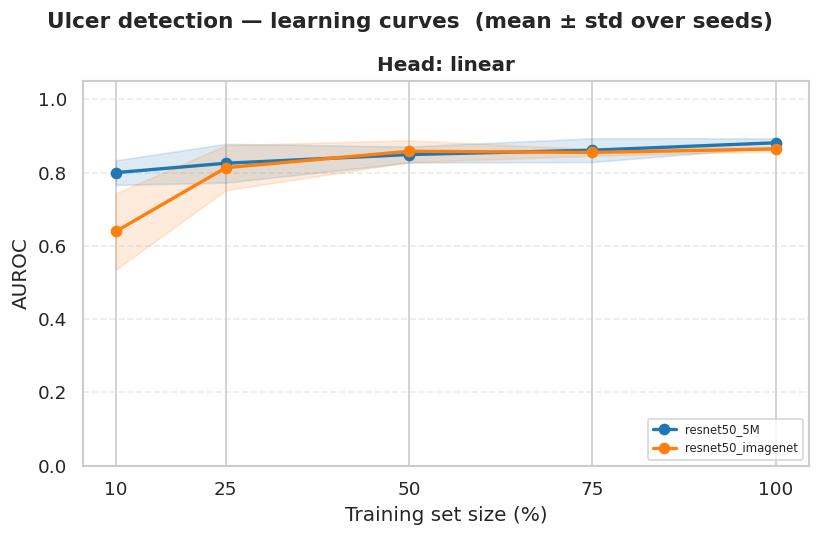
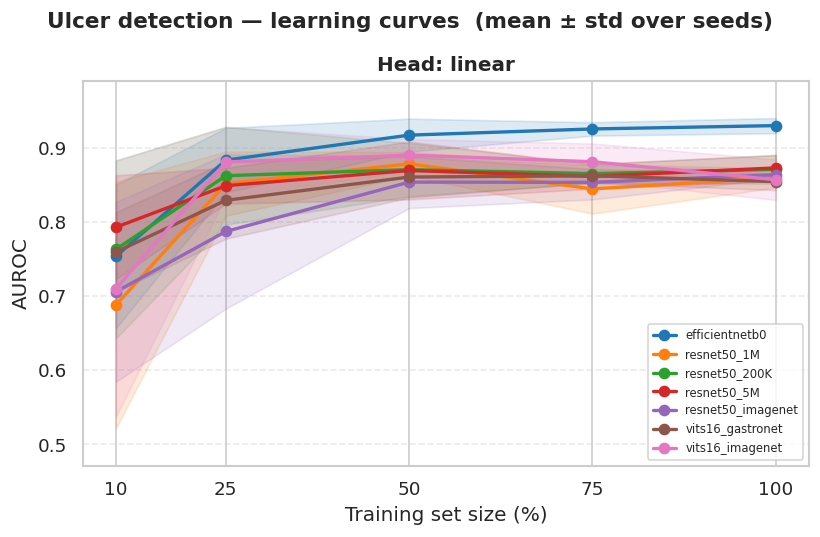
Code edit (unified diff) that turned the first committed figure into the second:
--- before
+++ after
@@ -38,4 +38,6 @@
 
     heads_per_row = ncols
+    y_up = []
+    y_down = []
     for m_idx, metric in enumerate(metrics):
         mean_col = f"{metric}_mean"
@@ -56,4 +58,6 @@
                 y     = grp[mean_col]
                 y_std = grp[std_col] if std_col in grp.columns else 0
+                y_up.append((y + y_std).max())
+                y_down.append((y - y_std).min())
                 color = color_map[model_name]
                 ax.plot(x, y, marker="o", label=model_name, linewidth=2, color=color)
@@ -64,5 +68,5 @@
             ax.set_ylabel(metric.upper() if col == 0 else "")
             ax.set_xticks([10, 25, 50, 75, 100])
-            ax.set_ylim(0, 1.05)
+            ax.set_ylim(min(y_down) - 0.05, max(y_up) + 0.05)
             ax.grid(axis="y", linestyle="--", alpha=0.4)
             ax.legend(loc="lower right", fontsize=7, frameon=True)

Commit: simulation final